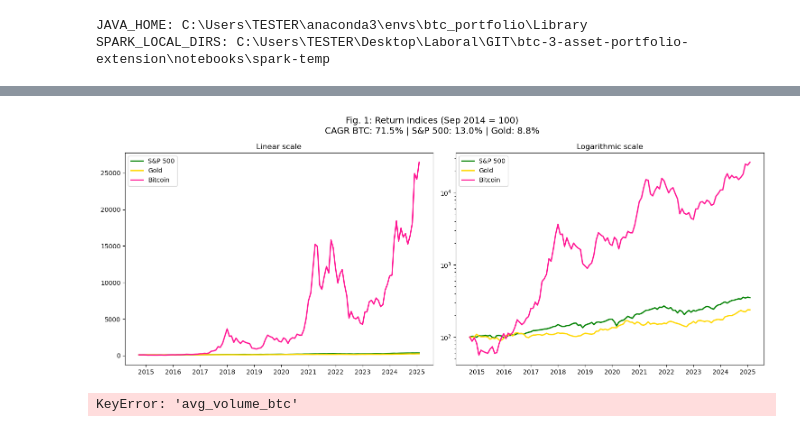
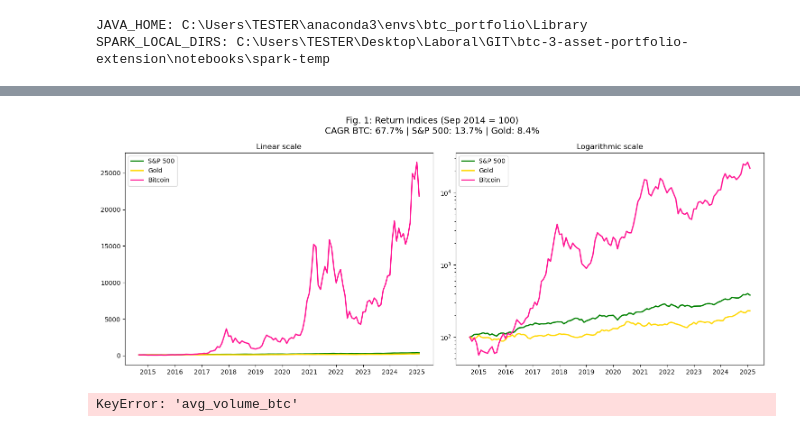
Before and after one commit to gj-goncalvescaldas/btc-3-asset-portfolio-extension, a Jupyter notebook: notebooks/03_study_replication_extended.ipynb, the cells around one changed output, grey strips where cells are left out. Drawn from its saved outputs; the diff is of its cells as text; code cells hidden in the pictures.

```diff
--- a/notebooks/03_study_replication_extended.ipynb
+++ b/notebooks/03_study_replication_extended.ipynb
@@ -43,7 +43,2 @@ Tiempo total en crear SparkSession: 1.5 segundos
 # %%
-final_df_extended = pd.read_csv("../data/final_df_extended.csv")
-
-print("Rows:", final_df_extended.shape[0])
-print("Columns:", final_df_extended.shape[1])
-print(final_df_extended.info())
-display(final_df_extended.head(5))
+final_df_study = pd.read_csv("../data/final_df_extended.csv")
@@ -76,62 +47,77 @@ import pandas as pd
 import matplotlib.pyplot as plt
 import matplotlib.dates as mdates
 
-# Ensure month is datetime
-final_df_extended['month'] = pd.to_datetime(final_df_extended['month'])
+# Asegurar que month es tipo datetime
+final_df_study['month'] = pd.to_datetime(final_df_study['month'])
 
-# Create Return Index Base Sep 2014 = 100
+# Ordenar por fecha
+final_df_study = final_df_study.sort_values('month').reset_index(drop=True)
+
+# Crear Return Index Base Sep 2014 = 100
 def create_return_index(series):
     return series / series.iloc[0] * 100
 
-btc_idx = create_return_index(final_df_extended['close_btc'])
-sp500_idx = create_return_index(final_df_extended['close_sp500'])
-gold_idx = create_return_index(final_df_extended['close_gold'])
+btc_idx = create_return_index(final_df_study['close_btc'])
+sp500_idx = create_return_index(final_df_study['close_sp500'])
+gold_idx = create_return_index(final_df_study['close_gold'])
 
-# Calculate CAGR
-years = (final_df_extended['month'].iloc[-1] - final_df_extended['month'].iloc[0]).days / 365.25
+# Calcular años exactos entre el primer y último mes
+years = (final_df_study['month'].iloc[-1] - final_df_study['month'].iloc[0]).days / 365.25
 
+# Función CAGR
 def calculate_cagr(start, end, years):
     return (end / start) ** (1 / years) - 1
 
-cagr_btc = calculate_cagr(final_df_extended['close_btc'].iloc[0], final_df_extended['close_btc'].iloc[-1], years)
-cagr_sp500 = calculate_cagr(final_df_extended['close_sp500'].iloc[0], final_df_extended['close_sp500'].iloc[-1], years)
-cagr_gold = calculate_cagr(final_df_extended['close_gold'].iloc[0], final_df_extended['close_gold'].iloc[-1], years)
+# Obtener precios iniciales y finales correctamente
+start_btc = final_df_study.loc[final_df_study['month'] == final_df_study['month'].min(), 'close_btc'].values[0]
+end_btc = final_df_study.loc[final_df_study['month'] == final_df_study['month'].max(), 'close_btc'].values[0]
+
+start_sp500 = final_df_study.loc[final_df_study['month'] == final_df_study['month'].min(), 'close_sp500'].values[0]
+end_sp500 = final_df_study.loc[final_df_study['month'] == final_df_study['month'].max(), 'close_sp500'].values[0]
+
+start_gold = final_df_study.loc[final_df_study['month'] == final_df_study['month'].min(), 'close_gold'].values[0]
+end_gold = final_df_study.loc[final_df_study['month'] == final_df_study['month'].max(), 'close_gold'].values[0]
+
+# Calcular CAGR final
+cagr_btc = calculate_cagr(start_btc, end_btc, years)
+cagr_sp500 = calculate_cagr(start_sp500, end_sp500, years)
+cagr_gold = calculate_cagr(start_gold, end_gold, years)
 
 # Plot
 fig, axes = plt.subplots(1, 2, figsize=(15, 6))
 
 color_btc = 'deeppink'
 color_sp500 = 'green'
 color_gold = 'gold'
 
 # Linear Scale
-axes[0].plot(final_df_extended['month'], sp500_idx, label='S&P 500', color=color_sp500, linewidth=2)
-axes[0].plot(final_df_extended['month'], gold_idx, label='Gold', color=color_gold, linewidth=2)
-axes[0].plot(final_df_extended['month'], btc_idx, label='Bitcoin', color=color_btc, linewidth=2)
+axes[0].plot(final_df_study['month'], sp500_idx, label='S&P 500', color=color_sp500, linewidth=2)
+axes[0].plot(final_df_study['month'], gold_idx, label='Gold', color=color_gold, linewidth=2)
+axes[0].plot(final_df_study['month'], btc_idx, label='Bitcoin', color=color_btc, linewidth=2)
 axes[0].set_title('Linear scale')
 axes[0].legend()
 
 # Log Scale
-axes[1].plot(final_df_extended['month'], sp500_idx, label='S&P 500', color=color_sp500, linewidth=2)
-axes[1].plot(final_df_extended['month'], gold_idx, label='Gold', color=color_gold, linewidth=2)
-axes[1].plot(final_df_extended['month'], btc_idx, label='Bitcoin', color=color_btc, linewidth=2)
+axes[1].plot(final_df_study['month'], sp500_idx, label='S&P 500', color=color_sp500, linewidth=2)
+axes[1].plot(final_df_study['month'], gold_idx, label='Gold', color=color_gold, linewidth=2)
+axes[1].plot(final_df_study['month'], btc_idx, label='Bitcoin', color=color_btc, linewidth=2)
 axes[1].set_yscale('log')
 axes[1].set_title('Logarithmic scale')
 axes[1].legend()
 
-# Show years in x-axis
+# Mostrar años en eje X
 for ax in axes:
     ax.xaxis.set_major_locator(mdates.YearLocator())
     ax.xaxis.set_major_formatter(mdates.DateFormatter('%Y'))
 
 fig.suptitle(f'Fig. 1: Return Indices (Sep 2014 = 100)\n'
              f'CAGR BTC: {cagr_btc:.1%} | S&P 500: {cagr_sp500:.1%} | Gold: {cagr_gold:.1%}',
              fontsize=14)
 
 plt.tight_layout()
 plt.show()
 # %% [output]
-[figure, old version]
+[figure, new version]
 # %%
 btc_vol = final_df_extended['avg_volume_btc']
 sp500_vol = final_df_extended['avg_volume_sp500']
```
Also changed, not shown: parts of 2 cells of this notebook, 3 other files.
